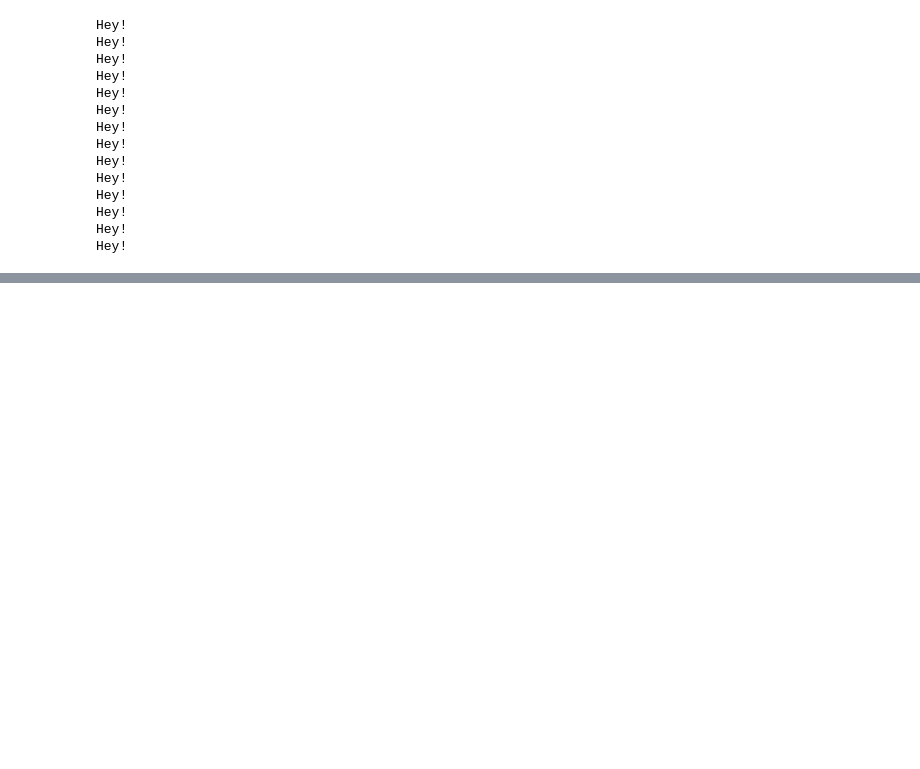
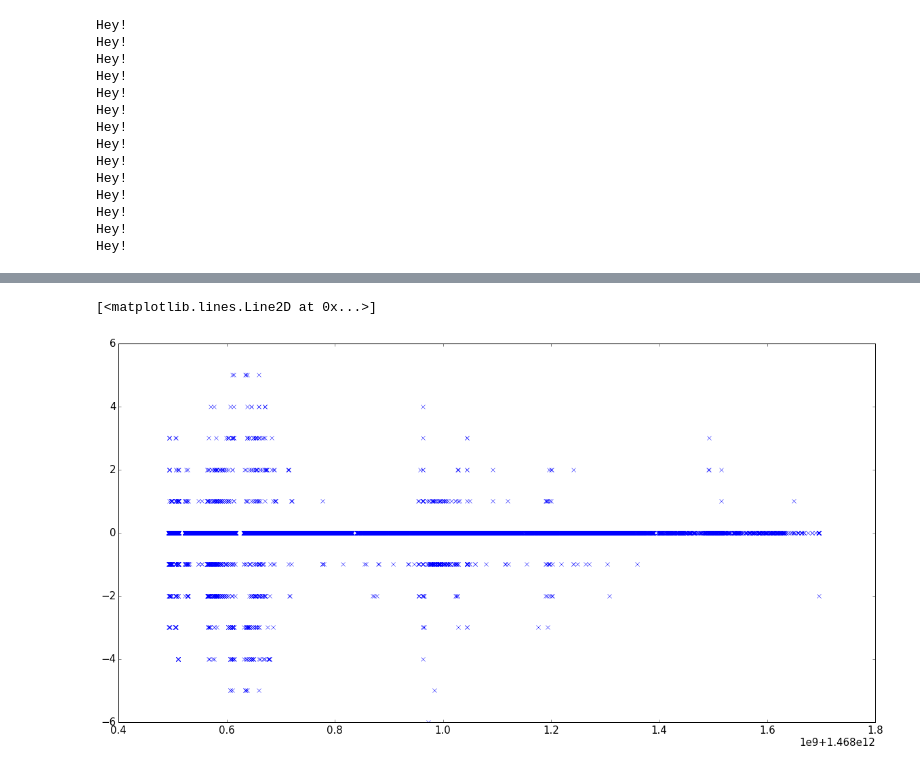
Before and after one commit to ATLAS-Analytics/AnalyticsNotebooks, a Jupyter notebook: Wesley/LinkRegression-Copy1.ipynb, the cells around one changed output, grey strips where cells are left out. Saved outputs shown, nothing was run; the diff lists cells and outputs as text; code cells hidden in the pictures; blank space fills up the shorter version.

```diff
--- a/Wesley/LinkRegression-Copy1.ipynb
+++ b/Wesley/LinkRegression-Copy1.ipynb
@@ -439,0 +561,6 @@ NameError: name 'Y_predict' is not defined
+# %%
+plt.figure(figsize=(20,10))
+plt.plot(X[:,0],Y_predict-timeCategory,'bx')
+# %% [output]
+[<matplotlib.lines.Line2D at 0x...>]
+[figure, added]
```
Also changed, not shown: parts of 15 cells of this notebook, 4 other files.
